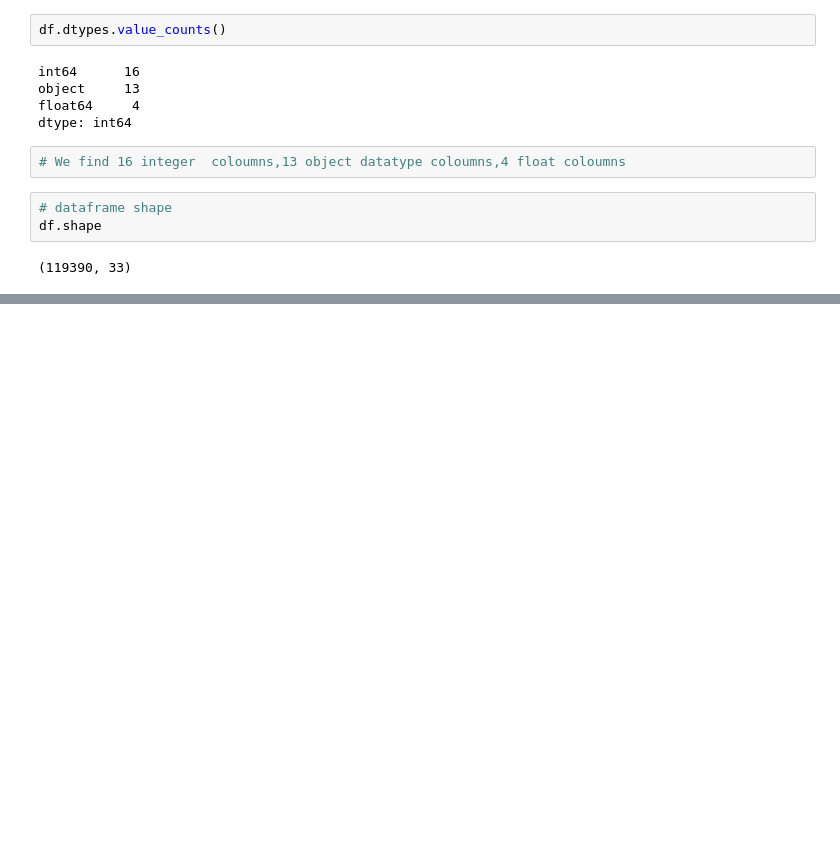
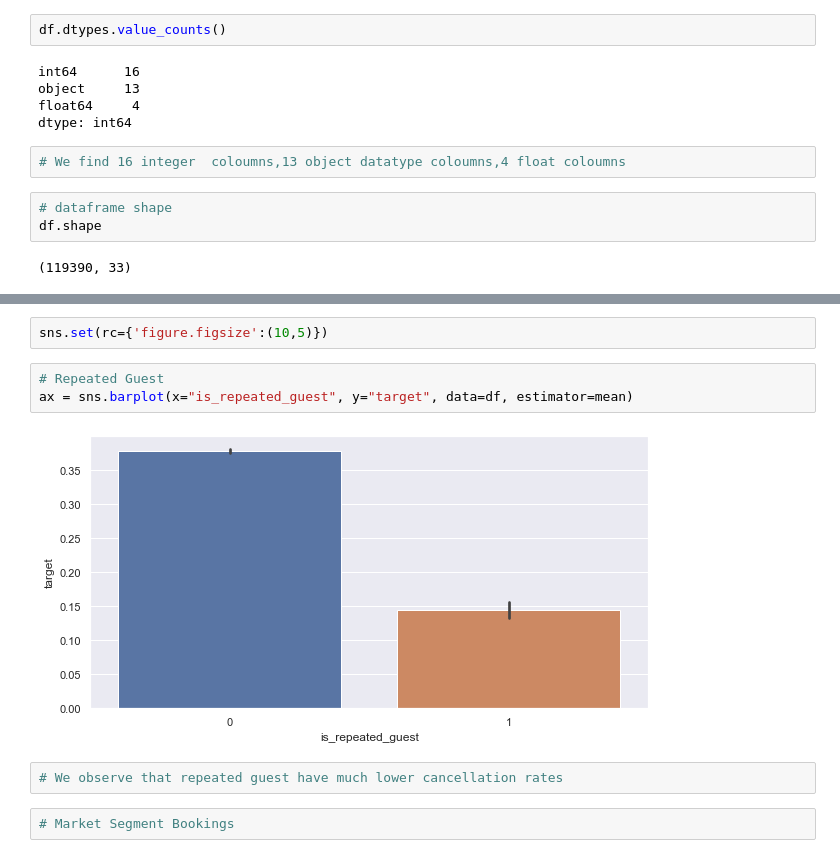
Before and after one commit to Antarlin921/ProjectHotel_Demand_Prediction, a Jupyter notebook: Hotel_Demand_Prediction .ipynb, the cells around one changed output, grey strips where cells are left out. Drawn from its saved outputs; the diff is of its cells as text; blank space fills up the shorter version.

```diff
--- a/Hotel_Demand_Prediction .ipynb
+++ b/Hotel_Demand_Prediction .ipynb
@@ -102,0 +314,11 @@ df.shape
+# %%
+sns.set(rc={'figure.figsize':(10,5)})
+# %%
+# Repeated Guest
+ax = sns.barplot(x="is_repeated_guest", y="target", data=df, estimator=mean)
+# %% [output]
+[figure, added]
+# %%
+# We observe that repeated guest have much lower cancellation rates
+# %%
+# Market Segment Bookings
```
Also changed, not shown: parts of 34 cells of this notebook, 1 other file.
